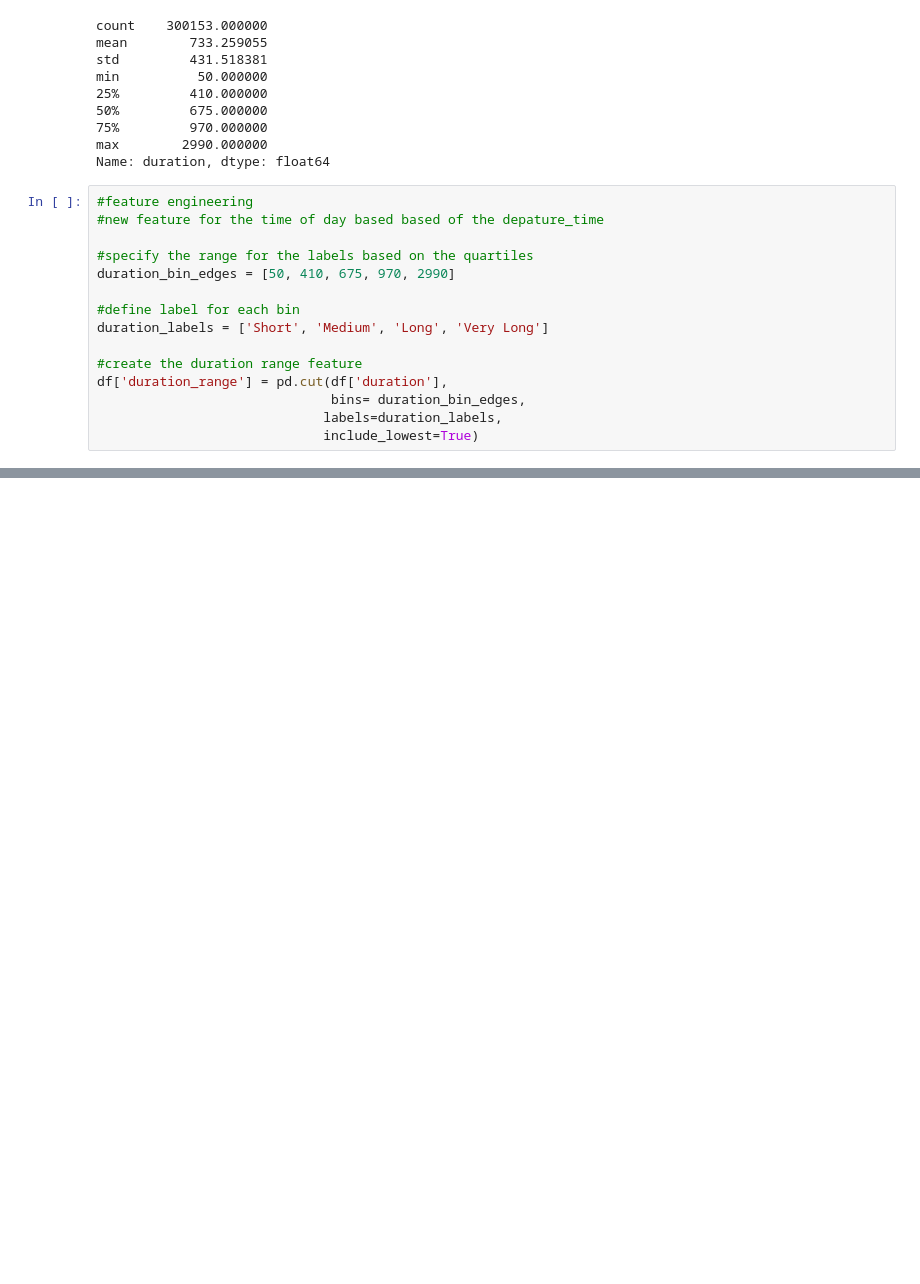
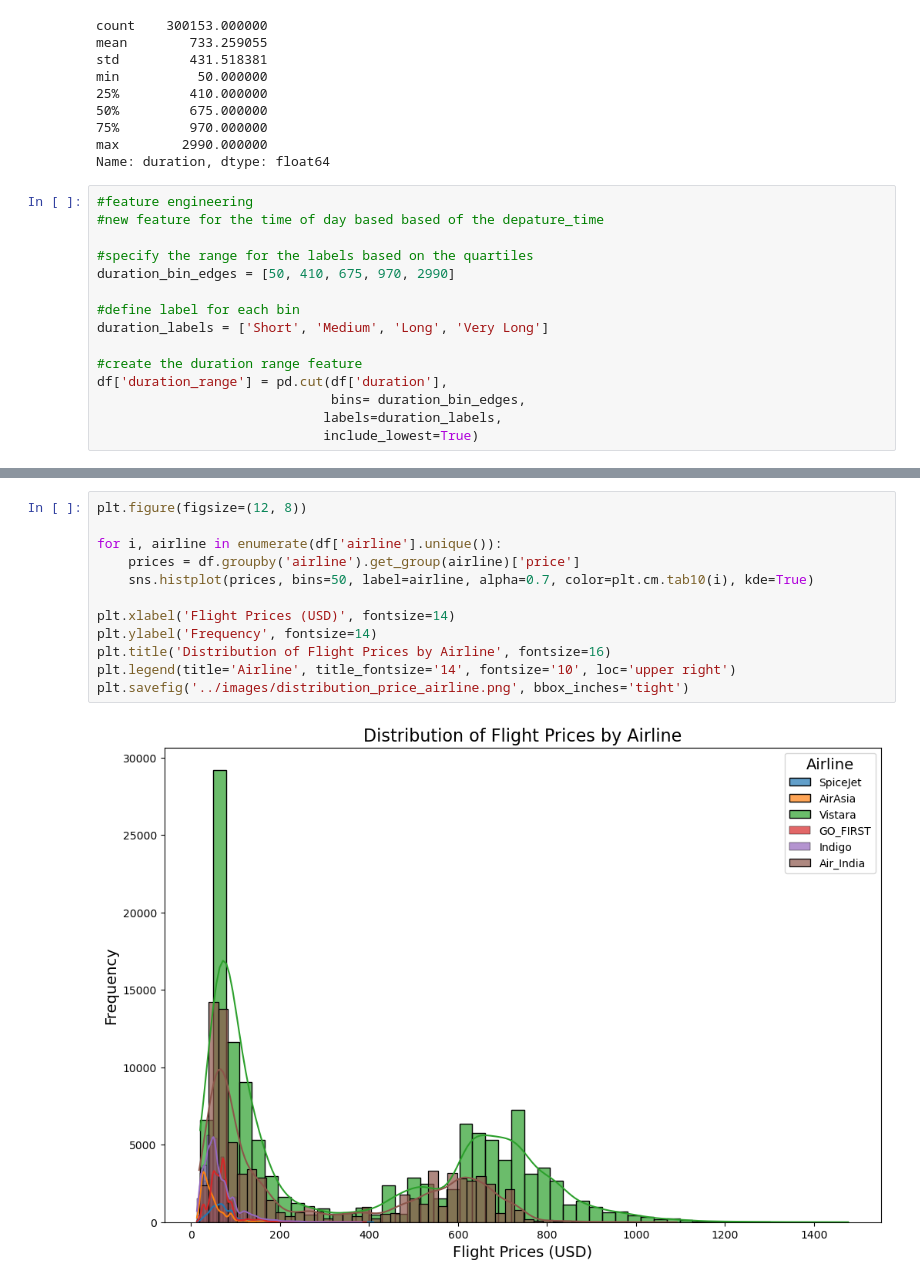
Before and after one commit to LandryHouston/Flight_Price_Prediction, a Jupyter notebook: code/01_data_cleaning.ipynb, the cells around one changed output, grey strips where cells are left out. Cells and saved outputs as stored; diff of their text form; blank space fills up the shorter version.

```diff
--- a/code/01_data_cleaning.ipynb
+++ b/code/01_data_cleaning.ipynb
@@ -114,0 +165,14 @@ df.head()
+# %%
+plt.figure(figsize=(12, 8))
+
+for i, airline in enumerate(df['airline'].unique()):
+    prices = df.groupby('airline').get_group(airline)['price']
+    sns.histplot(prices, bins=50, label=airline, alpha=0.7, color=plt.cm.tab10(i), kde=True)
+
+plt.xlabel('Flight Prices (USD)', fontsize=14)
+plt.ylabel('Frequency', fontsize=14)
+plt.title('Distribution of Flight Prices by Airline', fontsize=16)
+plt.legend(title='Airline', title_fontsize='14', fontsize='10', loc='upper right')
+plt.savefig('../images/distribution_price_airline.png', bbox_inches='tight')
+# %% [output]
+[figure, added]
```
Also changed, not shown: parts of 30 cells of this notebook, 8 other files.
